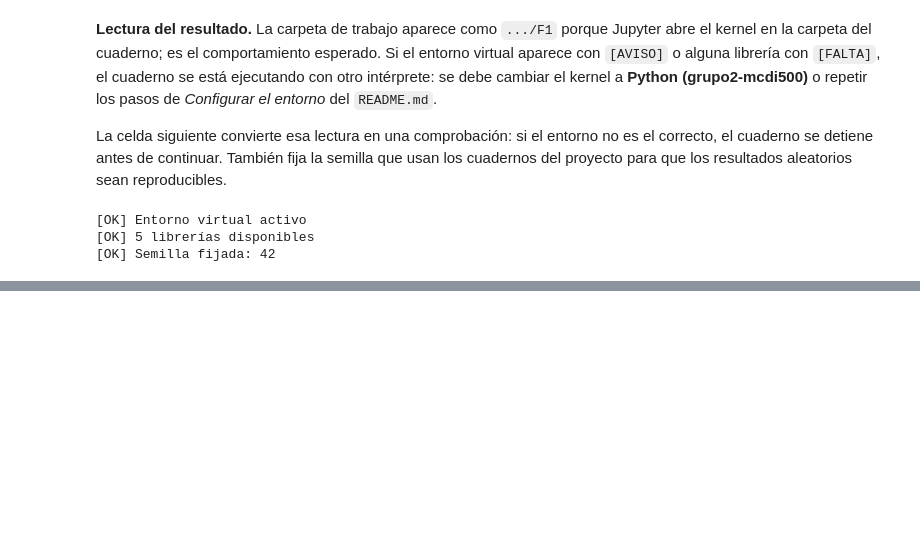
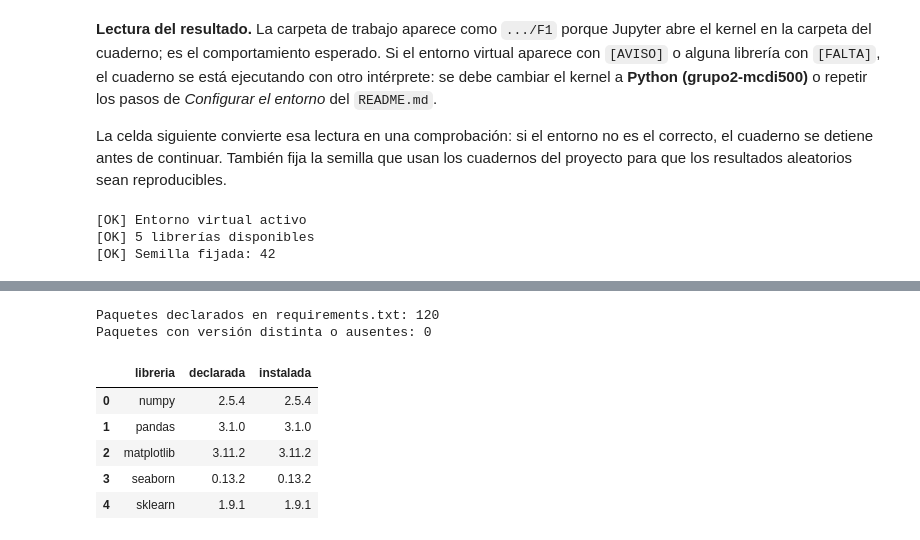
Before and after one commit to proyecto-grupo2-mcdi500/proyecto-grupo2-mcdi500, a Jupyter notebook: F1/F1_Definicion.ipynb, the cells around one changed output, grey strips where cells are left out. Drawn from its saved outputs; the diff is of its cells as text; code cells hidden in the pictures; blank space fills up the shorter version.

```diff
--- a/F1/F1_Definicion.ipynb
+++ b/F1/F1_Definicion.ipynb
@@ -325,0 +422,64 @@ print(f"[OK] Semilla fijada: {SEMILLA}")
+# %%
+# PASO 7: Comparar requirements.txt con los paquetes instalados en el entorno.
+from importlib import metadata
+
+
+def normalizar_paquete(nombre):
+    '''Normaliza un nombre de paquete (PEP 503): minúsculas y separadores como "-".'''
+    return nombre.strip().lower().replace("_", "-").replace(".", "-")
+
+
+def leer_requirements(ruta):
+    '''Devuelve {paquete: versión} a partir de las líneas `paquete==versión`.'''
+    declarados = {}
+    for linea in Path(ruta).read_text(encoding="utf-8").splitlines():
+        linea = linea.strip()
+        if linea and not linea.startswith("#") and "==" in linea:
+            nombre, version = linea.split("==", 1)
+            declarados[normalizar_paquete(nombre)] = version.strip()
+    return declarados
+
+
+def comparar_requirements(declarados):
+    '''
+    Compara las versiones declaradas con las instaladas.
+
+    Retorna
+    -------
+    DataFrame
+        Paquetes cuya versión no coincide o que no están instalados (vacío si todo coincide).
+    '''
+    instalados = {normalizar_paquete(d.metadata["Name"]): d.version for d in metadata.distributions()}
+    diferencias = [
+        {"paquete": p, "declarada": v, "instalada": instalados.get(p)}
+        for p, v in sorted(declarados.items())
+        if instalados.get(p) != v
+    ]
+    return pd.DataFrame(diferencias, columns=["paquete", "declarada", "instalada"])
+
+
+REQUIREMENTS = leer_requirements(RAIZ / "requirements.txt")
+DIFERENCIAS_REQ = comparar_requirements(REQUIREMENTS)
+
+print(f"Paquetes declarados en requirements.txt: {len(REQUIREMENTS)}")
+print(f"Paquetes con versión distinta o ausentes: {len(DIFERENCIAS_REQ)}")
+if not DIFERENCIAS_REQ.empty:
+    display(DIFERENCIAS_REQ)
+
+# Librerías del proyecto (PASO 4) frente a lo declarado.
+NOMBRE_PAQUETE = {"sklearn": "scikit-learn"}
+display(pd.DataFrame([
+    {"libreria": lib,
+     "declarada": REQUIREMENTS.get(NOMBRE_PAQUETE.get(lib, lib)),
+     "instalada": ENTORNO["librerias"][lib]}
+    for lib in LIBRERIAS_PROYECTO
+]))
+# %% [output]
+Paquetes declarados en requirements.txt: 120
+Paquetes con versión distinta o ausentes: 0
+|  | libreria | declarada | instalada |
+| 0 | numpy | 2.5.4 | 2.5.4 |
+| 1 | pandas | 3.1.0 | 3.1.0 |
+| 2 | matplotlib | 3.11.2 | 3.11.2 |
+| 3 | seaborn | 0.13.2 | 0.13.2 |
+| 4 | sklearn | 1.9.1 | 1.9.1 |
```
Also changed, not shown: parts of 5 cells of this notebook.
